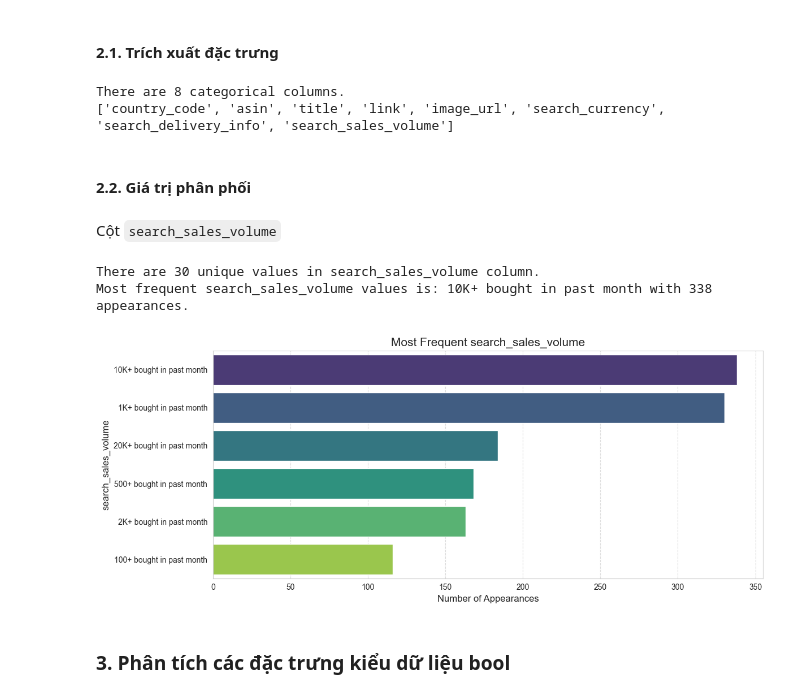
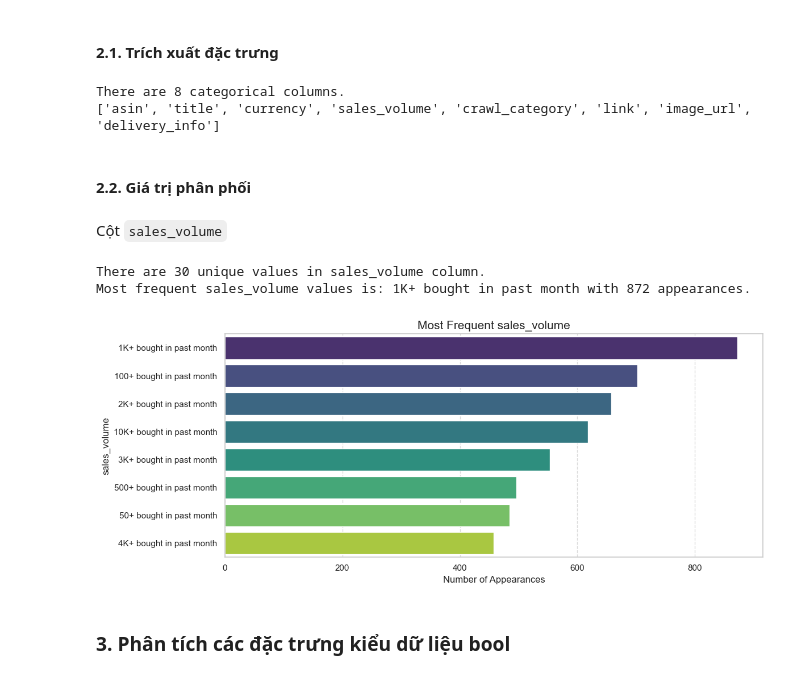
Before and after one commit to Hutaph/LAB01_Data_Visualization, a Jupyter notebook: notebook/data_exploration.ipynb, the cells around one changed output. Drawn from its saved outputs; the diff is of its cells as text; code cells hidden in the pictures.

Commit message:
feat: update dataset understanding and missing value analysis

```diff
--- a/notebook/data_exploration.ipynb
+++ b/notebook/data_exploration.ipynb
@@ -11,7 +11,7 @@ import matplotlib.pyplot as plt
 import seaborn as sns
 import missingno as msno
 # %%
-path = "../data/amazon_crawl/amazon_products_US_20260321_231510.csv"
+path = "../data/amazon_crawl/amazon_products_US_20260324_231228.csv"
 try:
     df = pd.read_csv(path)
     print("[SUCCESS]: Loading dataset successful")
@@ -106,0 +138,2 @@ Có 89 dòng trùng lặp, sẽ tiến hành xóa các dòng trùng lặp này.
+# %%
+df = df.drop_duplicates()
@@ -111,14 +148,22 @@ Khi quan sát dữ liệu ban đầu, có thể thấy nhiều cột xuất hi
 # %%
 df = df.replace(["[]", "{}", ""], np.nan)
 zero_missing_cols = 0
+list_missing_values = []
 
 for col in df.columns:
     missing_count = df[col].isnull().sum()
-    missing_percentage = (missing_count / len(df)) * 100
-    print(f"'{col}': {missing_percentage:.2f}%")
-
+    missing_percentage = (missing_count / df.shape[0]) * 100
+    list_missing_values.append({
+        "Feature": col,
+        "Missing": missing_count,
+        "Percentage": f"{missing_percentage:.2f}%"
+    })
     if missing_percentage > 85:
         zero_missing_cols += 1
 
+df_missing_values = pd.DataFrame(list_missing_values)
+df_missing_values = df_missing_values.sort_values(by="Missing", ascending=False)
+print(df_missing_values)
+
 print(f"Number of columns with more than 85% missing values: {zero_missing_cols}")
 # %% [output]
@@ -263,7 +433,7 @@ print(f"There are {len(categorical_cols)} categorical columns.")
 print(categorical_cols)
 # %% [output]
 There are 8 categorical columns.
-['country_code', 'asin', 'title', 'link', 'image_url', 'search_currency', 'search_delivery_info', 'search_sales_volume']
+['asin', 'title', 'currency', 'sales_volume', 'crawl_category', 'link', 'image_url', 'delivery_info']
 # %% [markdown]
 #### 2.2. Giá trị phân phối
 # %%
@@ -280,18 +450,18 @@ def plot_categorical_distribution(col_count, col_name, top_n=5):
     plt.tight_layout()
     plt.show()
 # %% [markdown]
-Cột `search_sales_volume`
+Cột `sales_volume`
 # %%
 
-unique = df[categorical_cols[7]].nunique()
-counts = df[categorical_cols[7]].value_counts()
-print(f'There are {unique} unique values in {categorical_cols[7]} column.')
-print(f'Most frequent {categorical_cols[7]} values is: {counts.idxmax()} with {counts.max()} appearances.')
-plot_categorical_distribution(counts, categorical_cols[7], top_n = 6)
+unique = df[categorical_cols[3]].nunique()
+counts = df[categorical_cols[3]].value_counts()
+print(f'There are {unique} unique values in {categorical_cols[3]} column.')
+print(f'Most frequent {categorical_cols[3]} values is: {counts.idxmax()} with {counts.max()} appearances.')
+plot_categorical_distribution(counts, categorical_cols[3], top_n = 8)
 # %% [output]
-There are 30 unique values in search_sales_volume column.
-Most frequent search_sales_volume values is: 10K+ bought in past month with 338 appearances.
+There are 30 unique values in sales_volume column.
+Most frequent sales_volume values is: 1K+ bought in past month with 872 appearances.
-[figure, old version]
+[figure, new version]
 # %% [markdown]
 ### 3. Phân tích các đặc trưng kiểu dữ liệu bool
 # %% [markdown]
```
Also changed, not shown: parts of 23 cells of this notebook.
